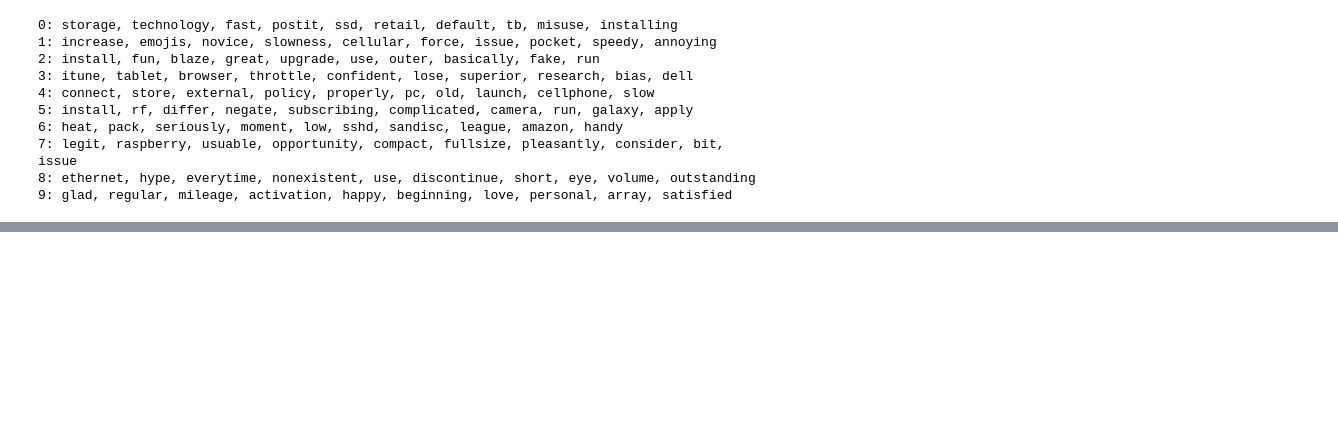
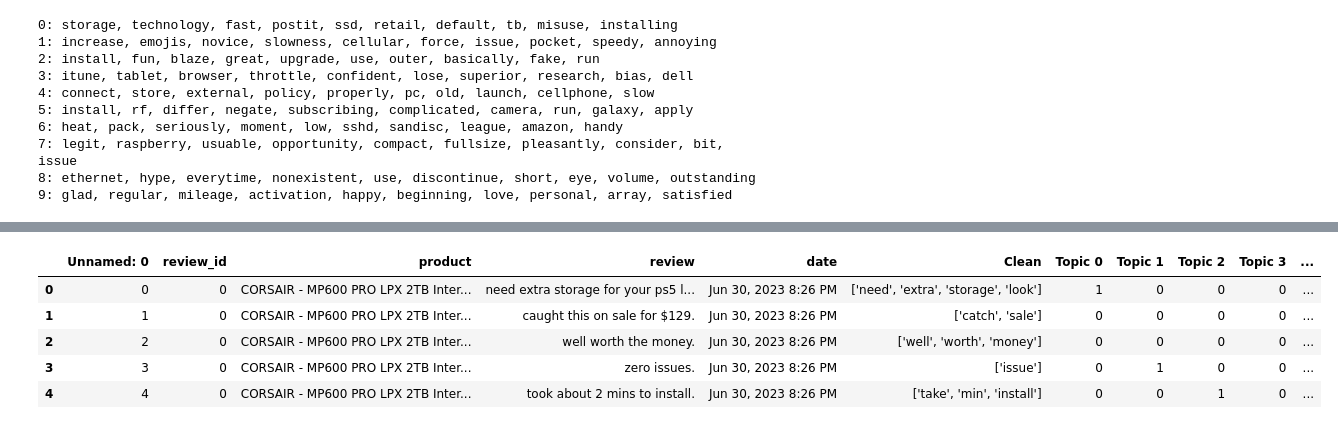
Before and after one commit to Solobrad/Storage-Recommendation---BERTopic-SVM, a Jupyter notebook: Review task/Aspect Extraction _ CorEx).ipynb, the cells around one changed output, grey strips where cells are left out. Cells and saved outputs as stored; diff of their text form; code cells hidden in the pictures; blank space fills up the shorter version.

```diff
--- a/Review task/Aspect Extraction _ CorEx).ipynb
+++ b/Review task/Aspect Extraction _ CorEx).ipynb
@@ -126,0 +265,9 @@ data.to_excel('labelled_aspect_May24.xlsx')
+# %%
+data.head()
+# %% [output]
+|  | Unnamed: 0 | review_id | product | review | date | Clean | Topic 0 | Topic 1 | Topic 2 | Topic 3 | ... |
+| 0 | 0 | 0 | CORSAIR - MP600 PRO LPX 2TB Inter... | need extra storage for your ps5 l... | Jun 30, 2023 8:26 PM | ['need', 'extra', 'storage', 'look'] | 1 | 0 | 0 | 0 | ... |
+| 1 | 1 | 0 | CORSAIR - MP600 PRO LPX 2TB Inter... | caught this on sale for $129. | Jun 30, 2023 8:26 PM | ['catch', 'sale'] | 0 | 0 | 0 | 0 | ... |
+| 2 | 2 | 0 | CORSAIR - MP600 PRO LPX 2TB Inter... | well worth the money. | Jun 30, 2023 8:26 PM | ['well', 'worth', 'money'] | 0 | 0 | 0 | 0 | ... |
+| 3 | 3 | 0 | CORSAIR - MP600 PRO LPX 2TB Inter... | zero issues. | Jun 30, 2023 8:26 PM | ['issue'] | 0 | 1 | 0 | 0 | ... |
+| 4 | 4 | 0 | CORSAIR - MP600 PRO LPX 2TB Inter... | took about 2 mins to install. | Jun 30, 2023 8:26 PM | ['take', 'min', 'install'] | 0 | 0 | 1 | 0 | ... |
```
Also changed, not shown: parts of 12 cells of this notebook, 28 other files.
